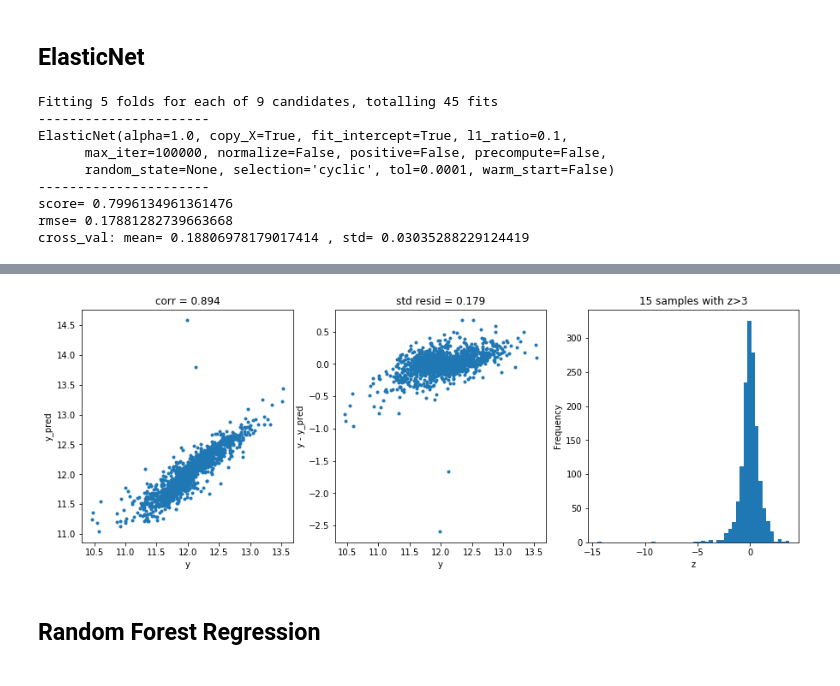
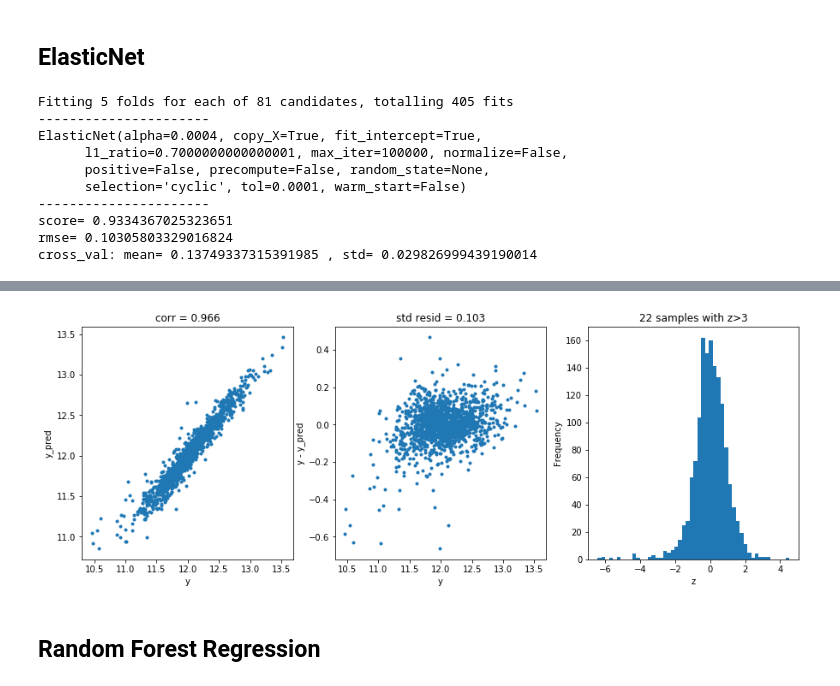
Before and after one commit to Yaohua-Chang/ML-Final-Project, a Jupyter notebook: Yaohua/Model_Fitting.ipynb, the cells around one changed output, grey strips where cells are left out. Drawn from its saved outputs; the diff is of its cells as text; code cells hidden in the pictures.

```diff
--- a/Yaohua/Model_Fitting.ipynb
+++ b/Yaohua/Model_Fitting.ipynb
@@ -144,22 +144,23 @@ def train_model(model, param_grid=[], X=[], y=[],
 # %%
 en_int = ElasticNet()
 
-# param_grid = {'alpha': np.arange(1e-4,1e-3,1e-4),
-#               'l1_ratio': np.arange(0.1,1.0,0.1),
+param_grid = {'alpha': np.arange(1e-4,1e-3,1e-4),
+              'l1_ratio': np.arange(0.1,1.0,0.1),
+              'max_iter':[100000]}
+# param_grid = {'l1_ratio': np.arange(0.1,1.0,0.1),
 #               'max_iter':[100000]}
-param_grid = {'l1_ratio': np.arange(0.1,1.0,0.1),
-              'max_iter':[100000]}
 
 
 en_int, cv_score, grid_results = train_model(en_int, X=X, y=y, param_grid=param_grid, splits=5, repeats=1)
 # %% [output]
-Fitting 5 folds for each of 9 candidates, totalling 45 fits
+Fitting 5 folds for each of 81 candidates, totalling 405 fits
 ----------------------
-ElasticNet(alpha=1.0, copy_X=True, fit_intercept=True, l1_ratio=0.1,
-      max_iter=100000, normalize=False, positive=False, precompute=False,
-      random_state=None, selection='cyclic', tol=0.0001, warm_start=False)
+ElasticNet(alpha=0.0004, copy_X=True, fit_intercept=True,
+      l1_ratio=0.7000000000000001, max_iter=100000, normalize=False,
+      positive=False, precompute=False, random_state=None,
+      selection='cyclic', tol=0.0001, warm_start=False)
 ----------------------
-score= 0.7996134961361476
-rmse= 0.17881282739663668
-cross_val: mean= 0.18806978179017414 , std= 0.03035288229124419
+score= 0.9334367025323651
+rmse= 0.10305803329016824
+cross_val: mean= 0.13749337315391985 , std= 0.029826999439190014
 [Parallel(n_jobs=8)]: Using backend LokyBackend with 8 concurrent workers.
@@ -167,4 +170,4 @@ cross_val: mean= 0.18806978179017414 , std= 0.03035288229124419
-[figure, old version]
+[figure, new version]
 # %% [markdown]
 ## Random Forest Regression
 # %%
```
Also changed, not shown: parts of 1 cell of this notebook, 3 other files.
